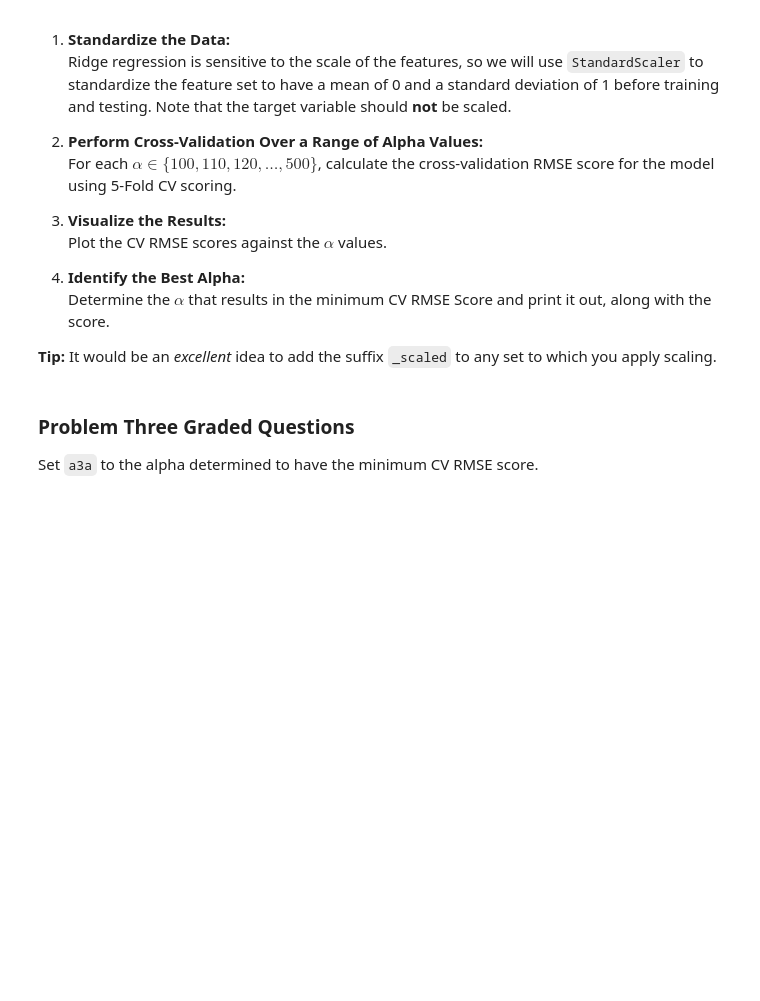
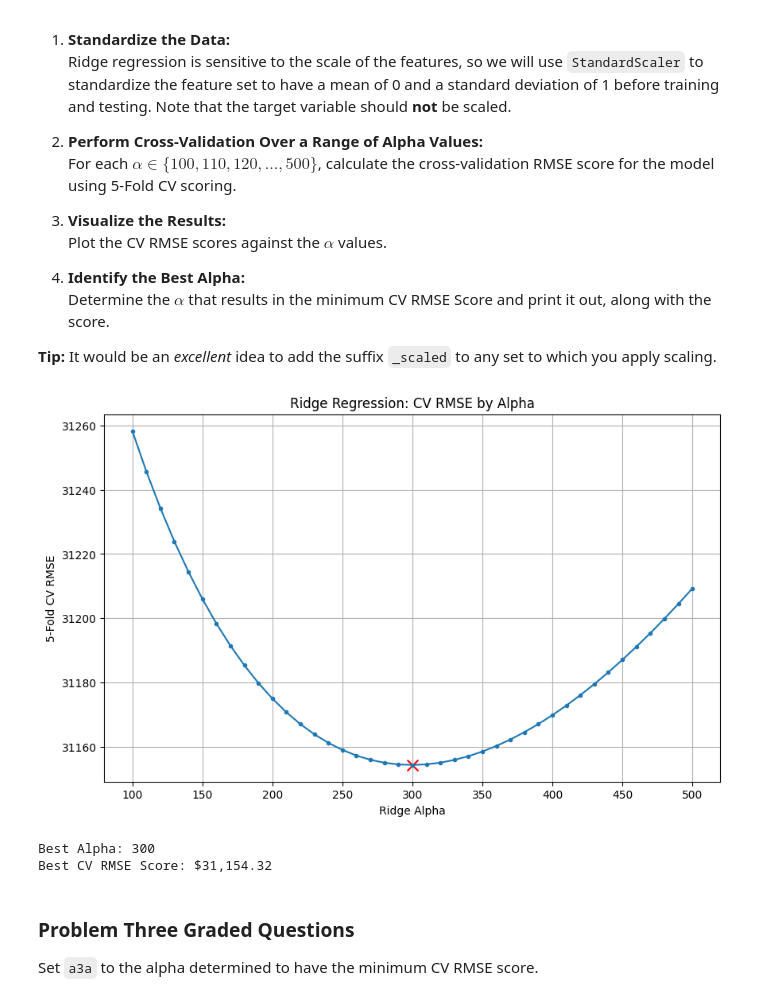
Before and after one commit to ckbaker78/Module-3-Assignments, a Jupyter notebook: Homework_05.ipynb, the cells around one changed output. Cells and saved outputs as stored; diff of their text form; code cells hidden in the pictures; blank space fills up the shorter version.

```diff
--- a/Homework_05.ipynb
+++ b/Homework_05.ipynb
@@ -470,7 +470,55 @@ This introduces another instance of the model selection problem: we must determi
 
 **Tip:** It would be an *excellent* idea to add the suffix `_scaled` to any set to which you apply scaling.
 # %%
-# Your code here
+# Standardize the training features. The target variable is not scaled.
+ridge_scaler = StandardScaler()
+X_train_scaled = ridge_scaler.fit_transform(X_train)
+
+# Calculate 5-fold CV RMSE for each alpha from 100 through 500.
+
+ridge_alphas = np.arange(100,501,10)
+ridge_cv_rmse_scores = []
+
+for alpha in ridge_alphas:
+
+    ridge_model = Ridge(alpha =alpha) # referencing the alphas in alpha
+    cv_mse = -cross_val_score(ridge_model,
+                              X_train_scaled,
+                              y_train,
+                              scoring = 'neg_mean_squared_error',
+                              cv=5).mean()
+
+    ridge_cv_rmse_scores.append(np.sqrt(cv_mse))
+
+ridge_cv_rmse_scores = np.array(ridge_cv_rmse_scores)
+best_ridge_index = np.argmin(ridge_cv_rmse_scores) # this returns the index value where the RMSE is the min value in the dataset
+best_ridge_alpha = ridge_alphas[best_ridge_index] # this gives the value of the alpha where the index is at a min
+best_ridge_cv_rmse = ridge_cv_rmse_scores[best_ridge_index]
+
+
+
+
+
+plt.figure(figsize = (10,6))
+
+plt.plot(ridge_alphas, ridge_cv_rmse_scores, marker = '.')
+plt.scatter(best_ridge_alpha,best_ridge_cv_rmse, color = 'red',marker = 'x', s = 100)
+plt.xlabel("Ridge Alpha")
+plt.ylabel("5-Fold CV RMSE")
+plt.title("Ridge Regression: CV RMSE by Alpha")
+plt.grid()
+plt.show()
+
+
+
+
+
+print(f"Best Alpha: {best_ridge_alpha}")
+print(f"Best CV RMSE Score: ${best_ridge_cv_rmse:,.2f}")
+# %% [output]
+[figure, added]
+Best Alpha: 300
+Best CV RMSE Score: $31,154.32
 # %% [markdown]
 ### Problem Three Graded Questions
 
```
Also changed, not shown: parts of 11 cells of this notebook, 6 other files.
